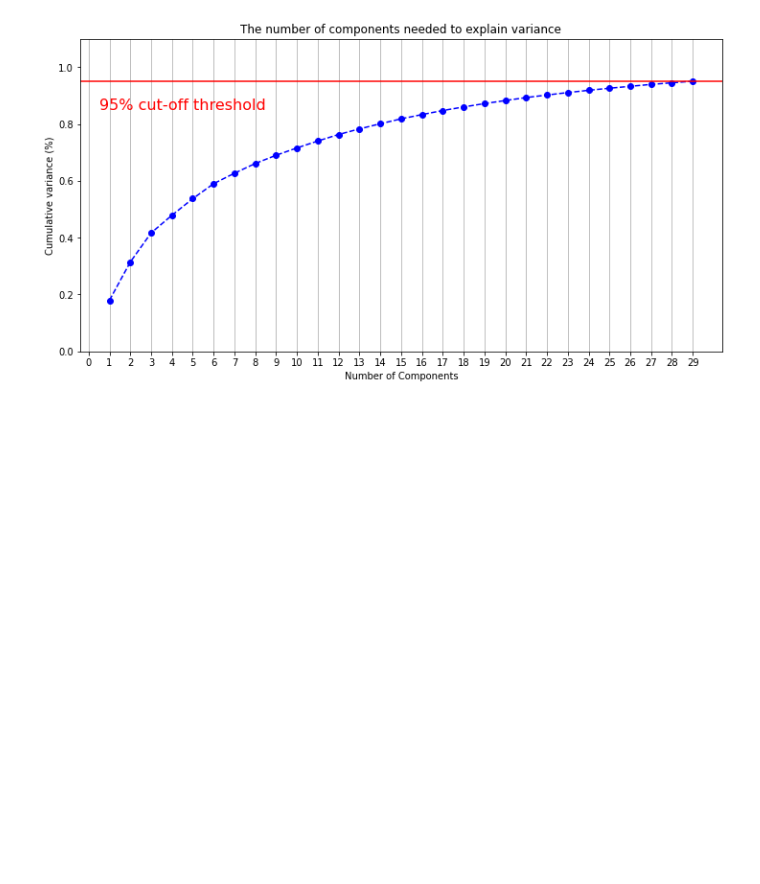
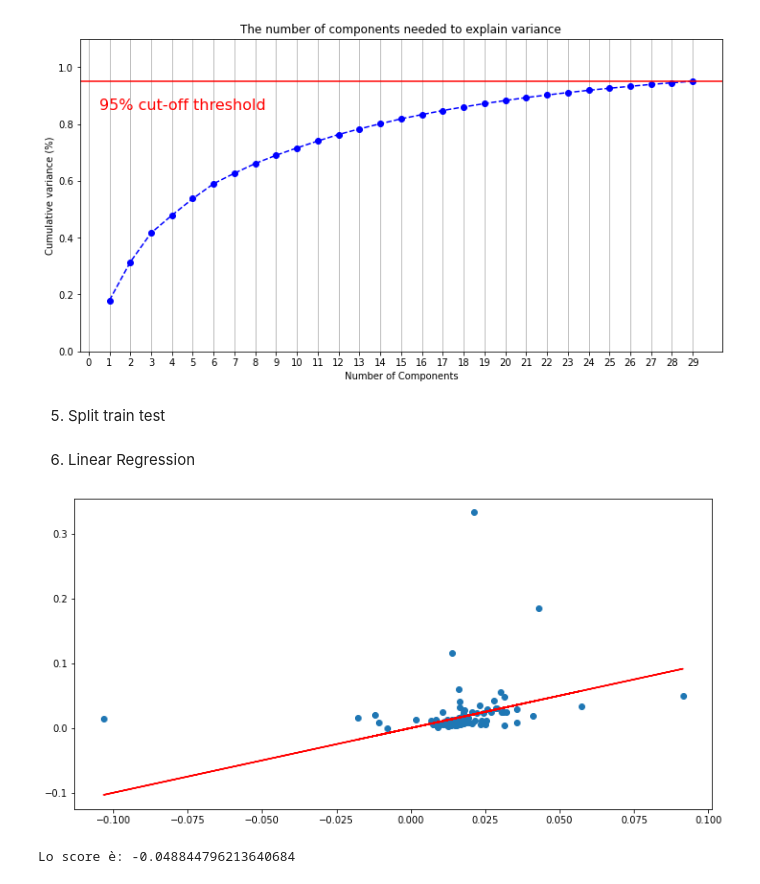
Before and after one commit to pierandreamorelli/cs_data_analysis, a Jupyter notebook: cs_data_analysis.ipynb, the cells around one changed output. Cells and saved outputs as stored; diff of their text form; code cells hidden in the pictures; blank space fills up the shorter version.

```diff
--- a/cs_data_analysis.ipynb
+++ b/cs_data_analysis.ipynb
@@ -285,6 +345,8 @@ pca2.n_components_
 # %%
 pca3 = PCA(n_components=0.95)
 pca3.fit(norm_df_PY)
-reduced = pca3.transform(norm_df_PY)
-pca3.n_components_
+columns = ['PC_%i' % i for i in range(29)]
+df_pca_PY  = pd.DataFrame(pca3.transform(norm_df_PY), columns=columns, index=norm_df_PY.index)
+
+df_pca_PY.head()
 # %% [output]
@@ -291,0 +362,3 @@ pca3.n_components_
+# %%
+df_pca_PY['Y'] = norm_df_LY[4]
+df_pca_PY.head()
@@ -315,3 +396,29 @@ ax.grid(axis='x')
 plt.show()
 # %% [output]
 [figure]
+# %% [markdown]
+5. Split train test
+# %%
+from sklearn.model_selection import train_test_split
+X = df_pca_PY.iloc[:, 0:29]
+y = df_pca_PY.iloc[:, 29]
+X_train, X_test, y_train, y_test = train_test_split(X, y, test_size=0.2)
+# %% [markdown]
+6. Linear Regression
+# %%
+import numpy as np
+from sklearn.linear_model import LinearRegression
+
+regr = LinearRegression()
+regr.fit(X_train, y_train)
+y_pred = regr.predict(X_test)
+sc = regr.score(X_test, y_test)
+
+
+plt.scatter(y_pred, y_test)
+plt.plot(y_pred, y_pred, color='red')
+plt.show()
+print('Lo score è: ' + str(sc))
+# %% [output]
+[figure, added]
+Lo score è: -0.048844796213640684
```
Also changed, not shown: parts of 8 cells of this notebook.
